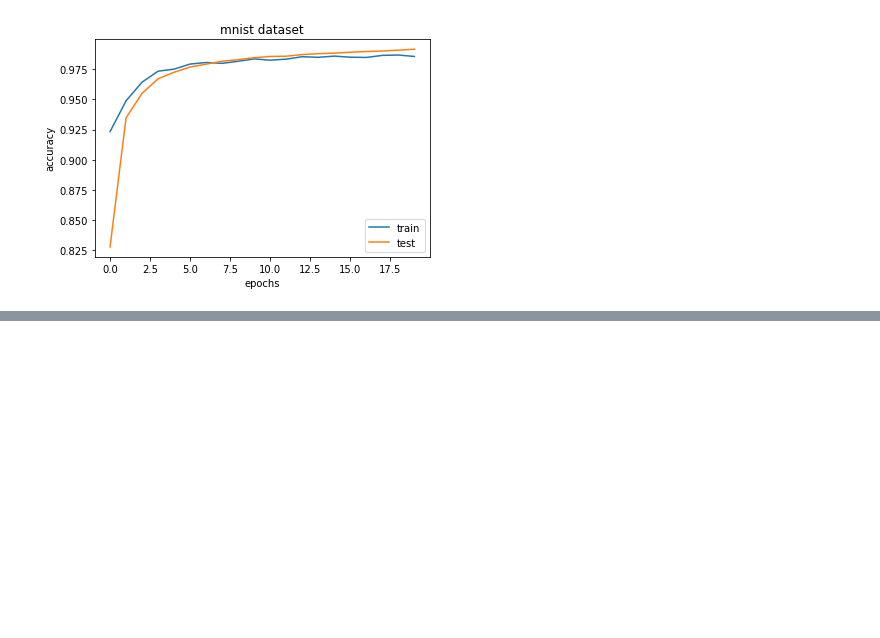
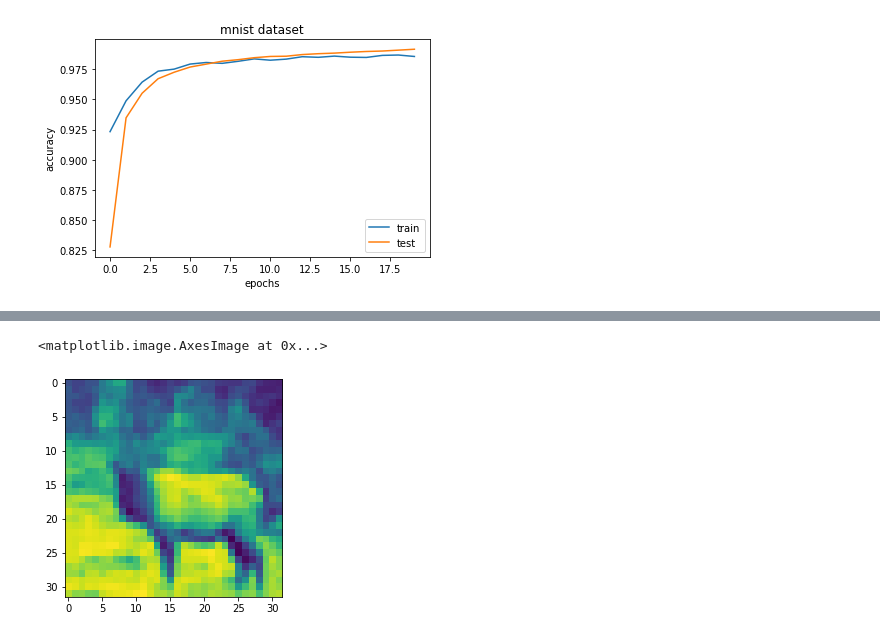
Before and after one commit to Beh-noush/General-Python, a Jupyter notebook: FCNN.ipynb, the cells around one changed output, grey strips where cells are left out. Cells and saved outputs as stored; diff of their text form; code cells hidden in the pictures; blank space fills up the shorter version.

```diff
--- a/FCNN.ipynb
+++ b/FCNN.ipynb
@@ -558,0 +581,5 @@ plt.legend()
+# %%
+plt.imshow(first_image[1].mean(0))
+# %% [output]
+<matplotlib.image.AxesImage at 0x...>
+[figure, added]
```
Also changed, not shown: parts of 34 cells of this notebook.
